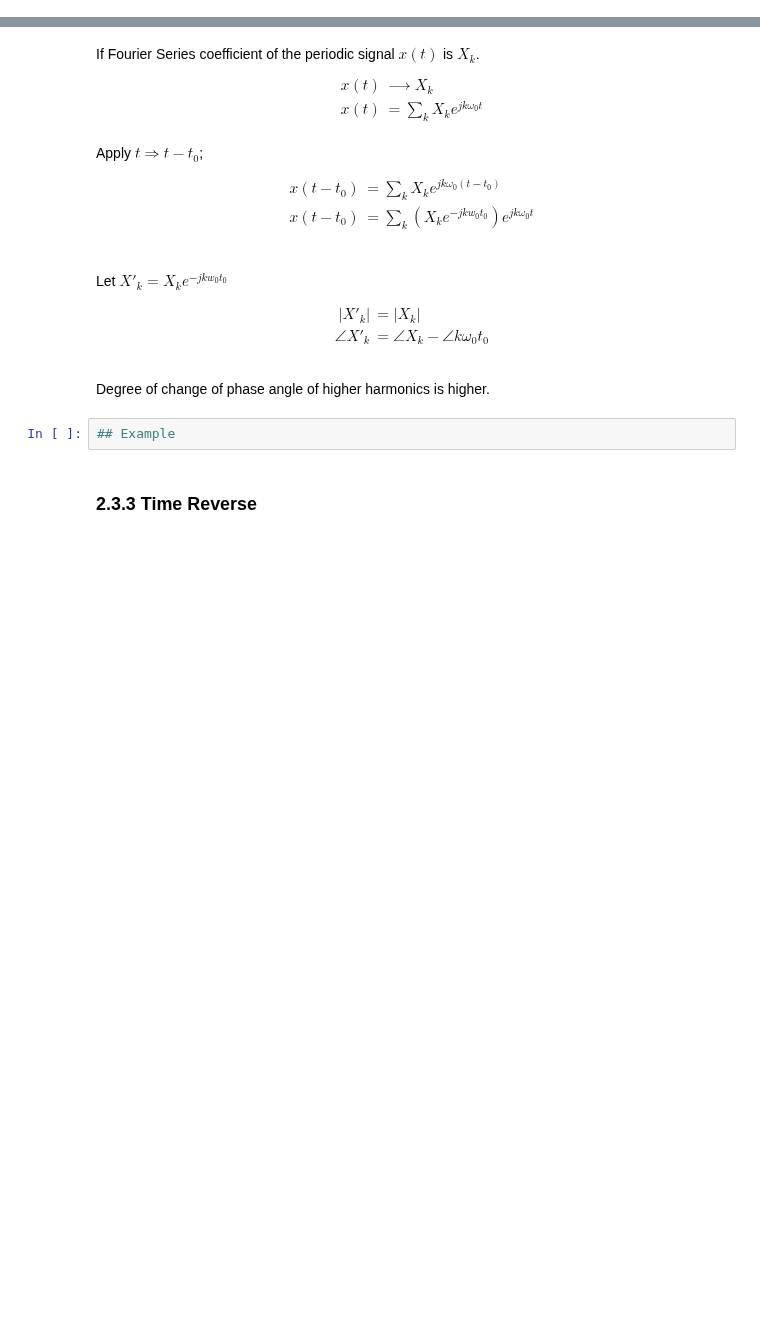
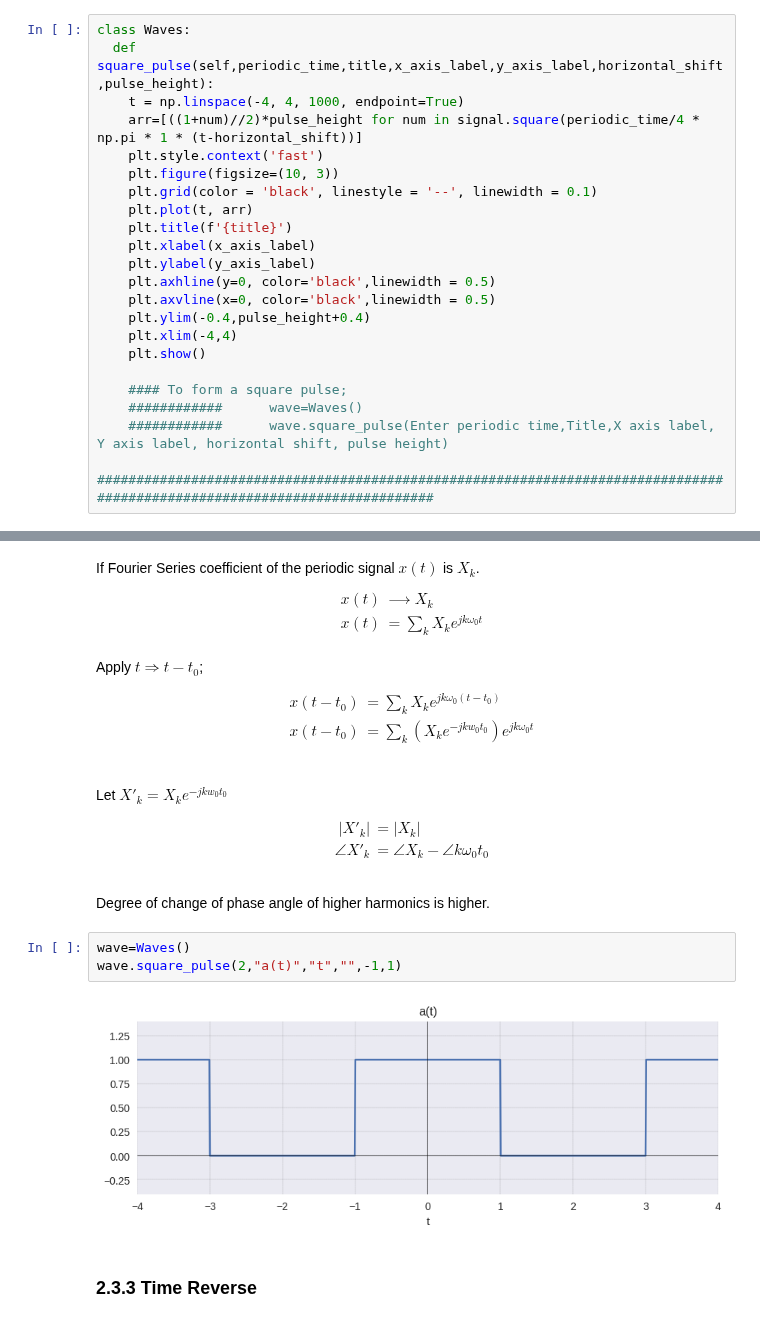
Before and after one commit to BuwanekaEpakanda/EE_257_Note_Book, a Jupyter notebook: EE_257_Signals_and_Systems.ipynb, the cells around one changed output, grey strips where cells are left out. Cells and saved outputs as stored; diff of their text form; blank space fills up the shorter version.

```diff
--- a/EE_257_Signals_and_Systems.ipynb
+++ b/EE_257_Signals_and_Systems.ipynb
@@ -187,3 +189,25 @@ import sympy as sp
+# %%
+class Waves:
+  def square_pulse(self,periodic_time,title,x_axis_label,y_axis_label,horizontal_shift,pulse_height):
+    t = np.linspace(-4, 4, 1000, endpoint=True)
+    arr=[((1+num)//2)*pulse_height for num in signal.square(periodic_time/4 * np.pi * 1 * (t-horizontal_shift))]
+    plt.style.context('fast')
+    plt.figure(figsize=(10, 3))
+    plt.grid(color = 'black', linestyle = '--', linewidth = 0.1)
+    plt.plot(t, arr)
+    plt.title(f'{title}')
+    plt.xlabel(x_axis_label)
+    plt.ylabel(y_axis_label)
+    plt.axhline(y=0, color='black',linewidth = 0.5)
+    plt.axvline(x=0, color='black',linewidth = 0.5)
+    plt.ylim(-0.4,pulse_height+0.4)
+    plt.xlim(-4,4)
+    plt.show()
+
+    #### To form a square pulse;
+    ############      wave=Waves()
+    ############      wave.square_pulse(Enter periodic time,Title,X axis label, Y axis label, horizontal shift, pulse height)
+    ###########################################################################################################################
 # %% [markdown]
 #1.0 Introduction
 # %% [markdown]
@@ -292,8 +316,11 @@ Let $X'_k=X_ke^{-jkw_0t_0}$
 \end{align}
 \
 Degree of change of phase angle of higher harmonics is higher.
-# %%
-## Example
+# %%
+wave=Waves()
+wave.square_pulse(2,"a(t)","t","",-1,1)
+# %% [output]
+[figure, added]
 # %% [markdown]
 ### 2.3.3 Time Reverse
 # %% [markdown]
```
Also changed, not shown: parts of 2 cells of this notebook.
